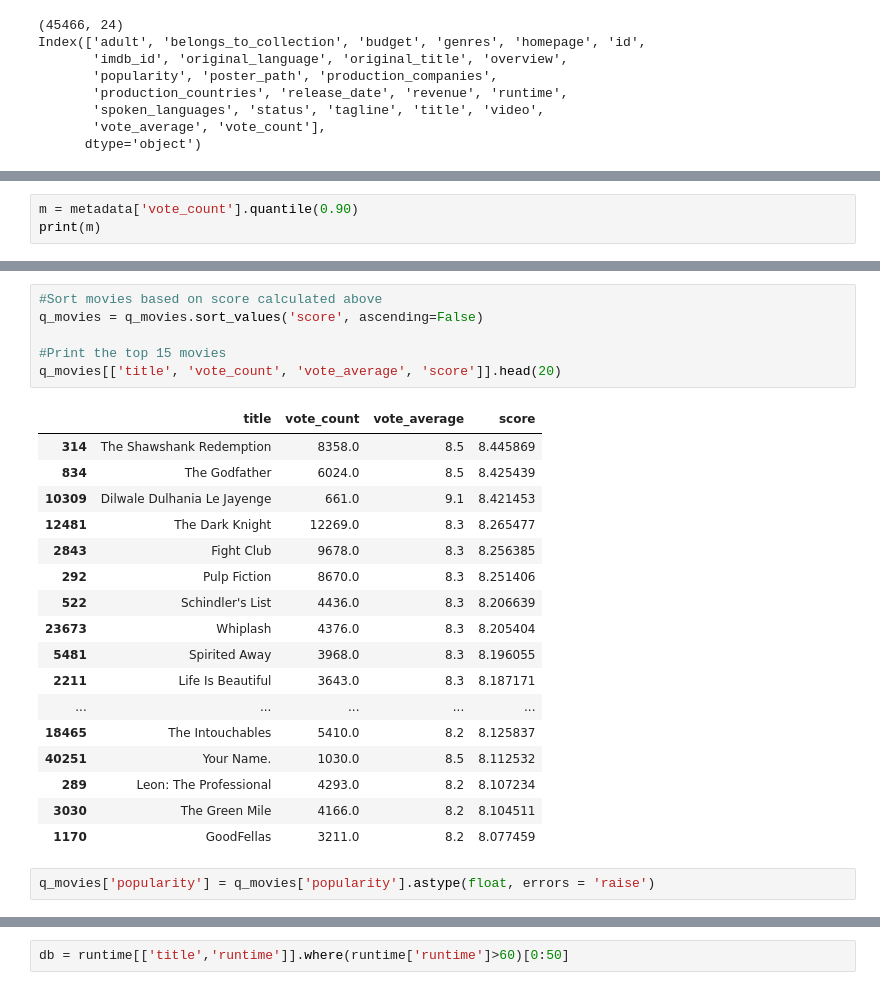
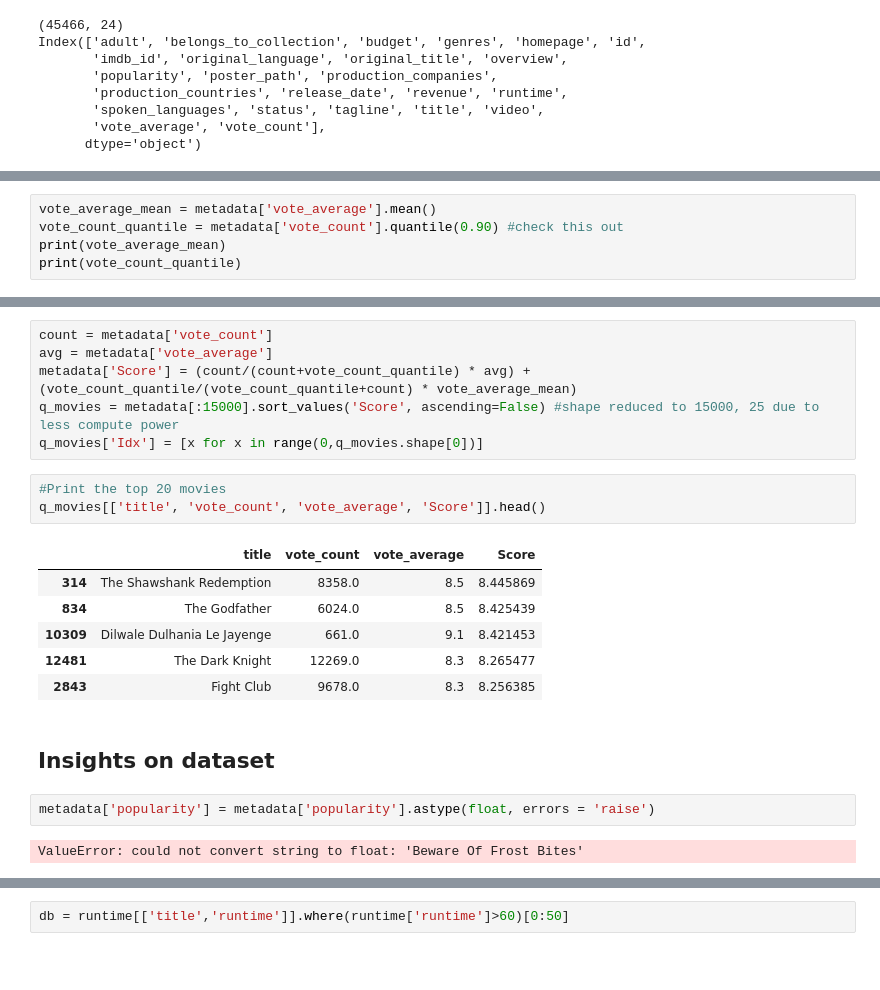
Before and after one commit to hiteshwarsingh1/Movies-Recommendation-System, a Jupyter notebook: recom.ipynb, the cells around one changed output, grey strips where cells are left out. Saved outputs shown, nothing was run; the diff lists cells and outputs as text; blank space fills up the shorter version.

```diff
--- a/recom.ipynb
+++ b/recom.ipynb
@@ -33,4 +38,6 @@ print(C)
 # %%
-m = metadata['vote_count'].quantile(0.90)
-print(m)
+vote_average_mean = metadata['vote_average'].mean()
+vote_count_quantile = metadata['vote_count'].quantile(0.90) #check this out
+print(vote_average_mean)
+print(vote_count_quantile)
 # %% [output]
@@ -74,27 +46,23 @@ def weighted_rating(x, m=m, C=C):
+# %%
+count = metadata['vote_count']
+avg = metadata['vote_average']
+metadata['Score'] = (count/(count+vote_count_quantile) * avg) + (vote_count_quantile/(vote_count_quantile+count) * vote_average_mean)
+q_movies = metadata[:15000].sort_values('Score', ascending=False) #shape reduced to 15000, 25 due to less compute power
+q_movies['Idx'] = [x for x in range(0,q_movies.shape[0])]
 # %%
-#Sort movies based on score calculated above
-q_movies = q_movies.sort_values('score', ascending=False)
-
-#Print the top 15 movies
-q_movies[['title', 'vote_count', 'vote_average', 'score']].head(20)
+#Print the top 20 movies
+q_movies[['title', 'vote_count', 'vote_average', 'Score']].head()
 # %% [output]
-|  | title | vote_count | vote_average | score |
+|  | title | vote_count | vote_average | Score |
 | 314 | The Shawshank Redemption | 8358.0 | 8.5 | 8.445869 |
 | 834 | The Godfather | 6024.0 | 8.5 | 8.425439 |
 | 10309 | Dilwale Dulhania Le Jayenge | 661.0 | 9.1 | 8.421453 |
 | 12481 | The Dark Knight | 12269.0 | 8.3 | 8.265477 |
 | 2843 | Fight Club | 9678.0 | 8.3 | 8.256385 |
-| 292 | Pulp Fiction | 8670.0 | 8.3 | 8.251406 |
-| 522 | Schindler's List | 4436.0 | 8.3 | 8.206639 |
-| 23673 | Whiplash | 4376.0 | 8.3 | 8.205404 |
-| 5481 | Spirited Away | 3968.0 | 8.3 | 8.196055 |
-| 2211 | Life Is Beautiful | 3643.0 | 8.3 | 8.187171 |
-| ... | ... | ... | ... | ... |
-| 18465 | The Intouchables | 5410.0 | 8.2 | 8.125837 |
-| 40251 | Your Name. | 1030.0 | 8.5 | 8.112532 |
-| 289 | Leon: The Professional | 4293.0 | 8.2 | 8.107234 |
-| 3030 | The Green Mile | 4166.0 | 8.2 | 8.104511 |
-| 1170 | GoodFellas | 3211.0 | 8.2 | 8.077459 |
+# %% [markdown]
+## Insights on dataset
 # %%
-q_movies['popularity'] = q_movies['popularity'].astype(float, errors = 'raise')
+metadata['popularity'] = metadata['popularity'].astype(float, errors = 'raise')
+# %% [output]
+ValueError: could not convert string to float: 'Beware Of Frost Bites'
 # %%
```
Also changed, not shown: parts of 89 cells of this notebook, 1 other file.
